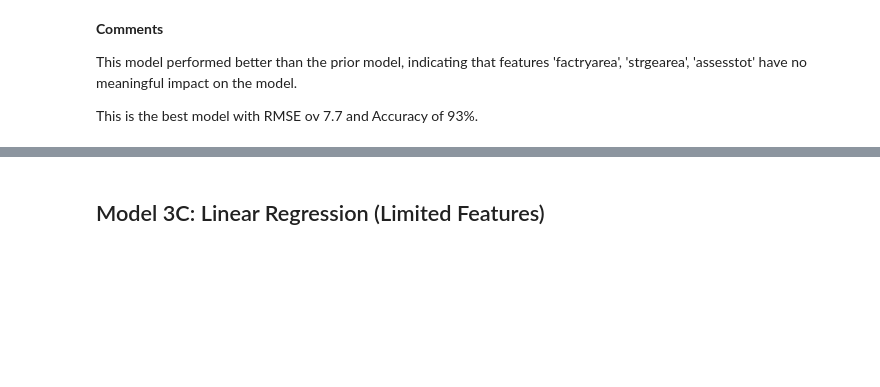
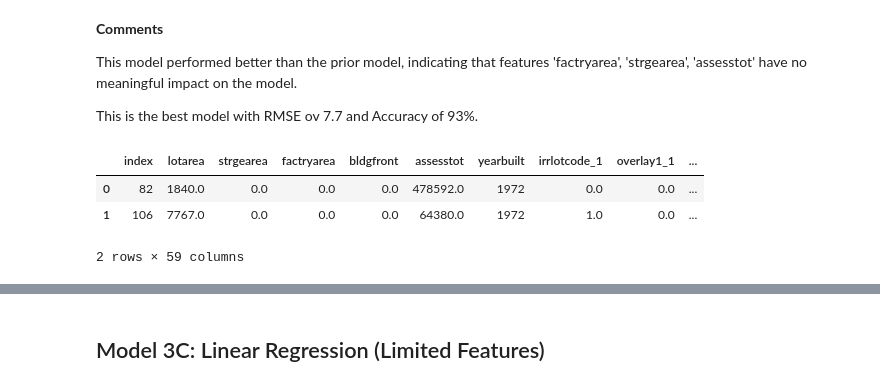
Before and after one commit to clairmarie8/Capstone, a Jupyter notebook: Technical-Notebook.ipynb, the cells around one changed output, grey strips where cells are left out. Drawn from its saved outputs; the diff is of its cells as text; code cells hidden in the pictures; blank space fills up the shorter version.

```diff
--- a/Technical-Notebook.ipynb
+++ b/Technical-Notebook.ipynb
@@ -1332,3 +1330,10 @@ __Comments__
 This model performed better than the prior model, indicating that features 'factryarea', 'strgearea', 'assesstot' have no meaningful impact on the model.
 
 This is the best model with RMSE ov 7.7 and Accuracy of 93%.
+# %%
+df4.head(2)
+# %% [output]
+|  | index | lotarea | strgearea | factryarea | bldgfront | assesstot | yearbuilt | irrlotcode_1 | overlay1_1 | ... |
+| 0 | 82 | 1840.0 | 0.0 | 0.0 | 0.0 | 478592.0 | 1972 | 0.0 | 0.0 | ... |
+| 1 | 106 | 7767.0 | 0.0 | 0.0 | 0.0 | 64380.0 | 1972 | 1.0 | 0.0 | ... |
+2 rows × 59 columns
```
Also changed, not shown: parts of 4 cells of this notebook, 3 other files.
